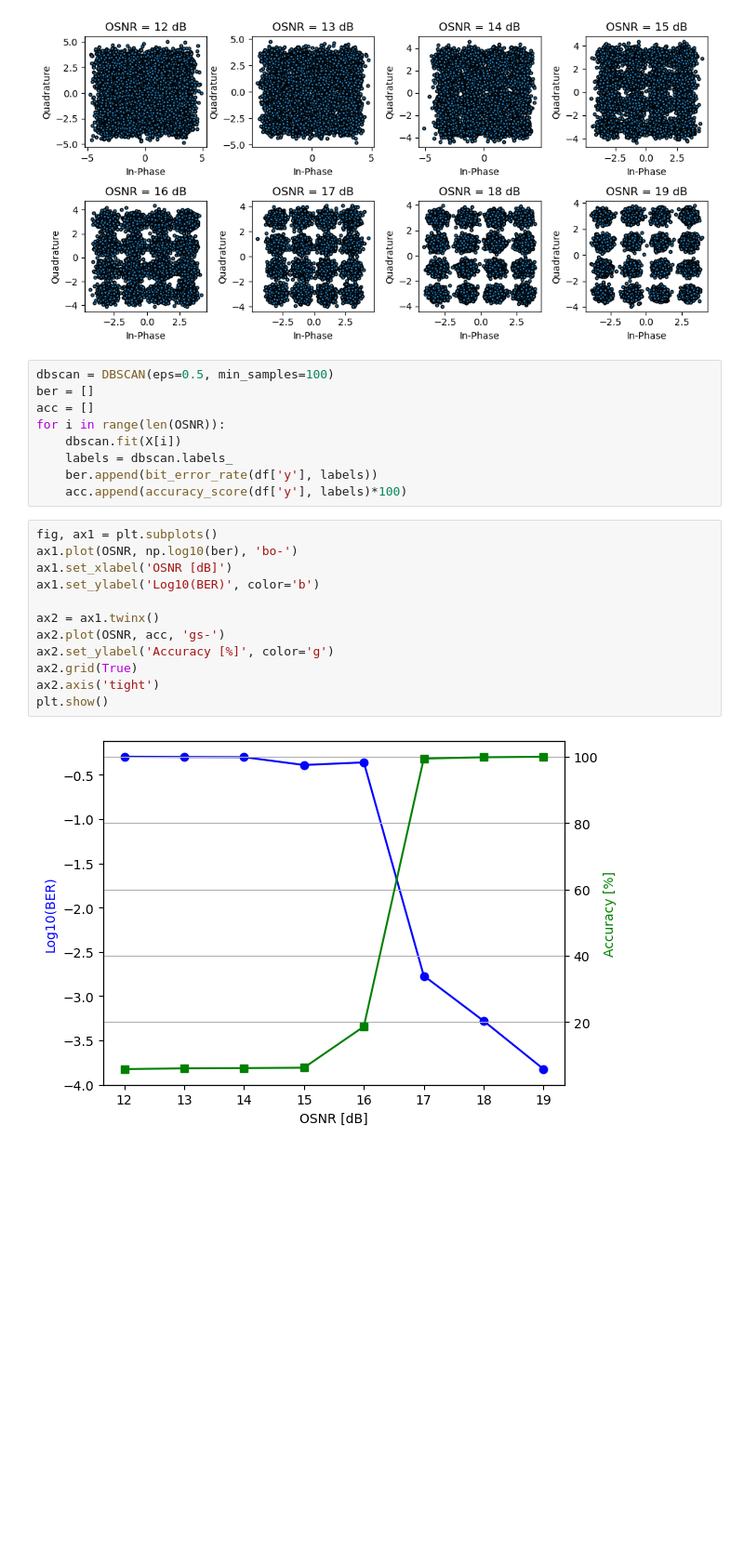
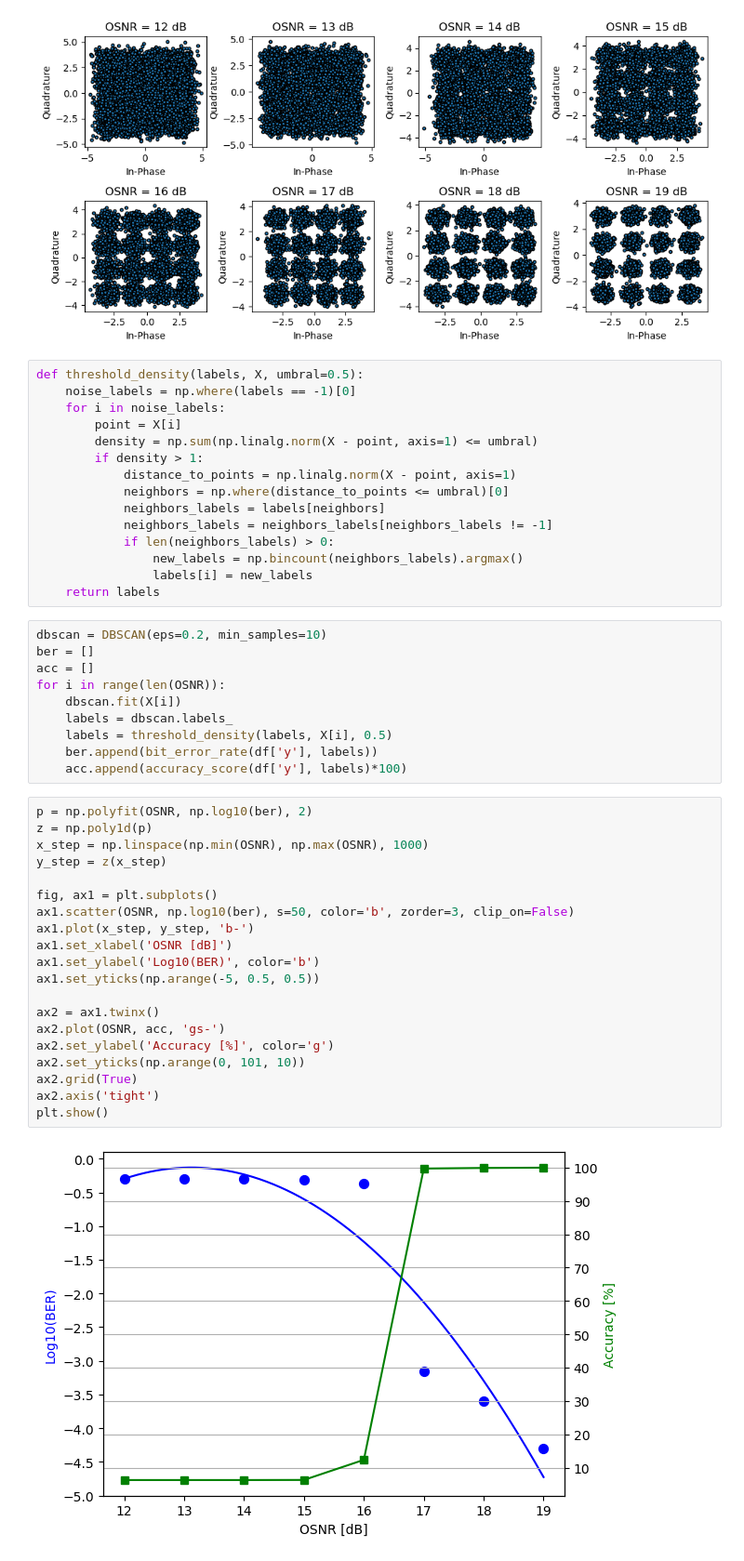
Before and after one commit to KevinMartinez1999/semillero-sofa, a Jupyter notebook: 16-QAM_demodulation/DBSCAN_dem.ipynb, the cells around one changed output. Shown at 93% size. Saved outputs shown, nothing was run; the diff lists cells and outputs as text; blank space fills up the shorter version.

Commit message:
Correction DBSCAN demodulation

```diff
--- a/16-QAM_demodulation/DBSCAN_dem.ipynb
+++ b/16-QAM_demodulation/DBSCAN_dem.ipynb
@@ -87,26 +87,50 @@ plt.tight_layout()
 plt.show()
 # %% [output]
 [figure]
+# %%
+def threshold_density(labels, X, umbral=0.5):
+    noise_labels = np.where(labels == -1)[0]
+    for i in noise_labels:
+        point = X[i]
+        density = np.sum(np.linalg.norm(X - point, axis=1) <= umbral)
+        if density > 1:
+            distance_to_points = np.linalg.norm(X - point, axis=1)
+            neighbors = np.where(distance_to_points <= umbral)[0]
+            neighbors_labels = labels[neighbors]
+            neighbors_labels = neighbors_labels[neighbors_labels != -1]
+            if len(neighbors_labels) > 0:
+                new_labels = np.bincount(neighbors_labels).argmax()
+                labels[i] = new_labels
+    return labels
 # %%
-dbscan = DBSCAN(eps=0.5, min_samples=100)
+dbscan = DBSCAN(eps=0.2, min_samples=10)
 ber = []
 acc = []
 for i in range(len(OSNR)):
     dbscan.fit(X[i])
     labels = dbscan.labels_
+    labels = threshold_density(labels, X[i], 0.5)
     ber.append(bit_error_rate(df['y'], labels))
     acc.append(accuracy_score(df['y'], labels)*100)
 # %%
+p = np.polyfit(OSNR, np.log10(ber), 2)
+z = np.poly1d(p)
+x_step = np.linspace(np.min(OSNR), np.max(OSNR), 1000)
+y_step = z(x_step)
+
 fig, ax1 = plt.subplots()
-ax1.plot(OSNR, np.log10(ber), 'bo-')
+ax1.scatter(OSNR, np.log10(ber), s=50, color='b', zorder=3, clip_on=False)
+ax1.plot(x_step, y_step, 'b-')
 ax1.set_xlabel('OSNR [dB]')
 ax1.set_ylabel('Log10(BER)', color='b')
+ax1.set_yticks(np.arange(-5, 0.5, 0.5))
 
 ax2 = ax1.twinx()
 ax2.plot(OSNR, acc, 'gs-')
 ax2.set_ylabel('Accuracy [%]', color='g')
+ax2.set_yticks(np.arange(0, 101, 10))
 ax2.grid(True)
 ax2.axis('tight')
 plt.show()
 # %% [output]
-[figure, old version]
+[figure, new version]
```
